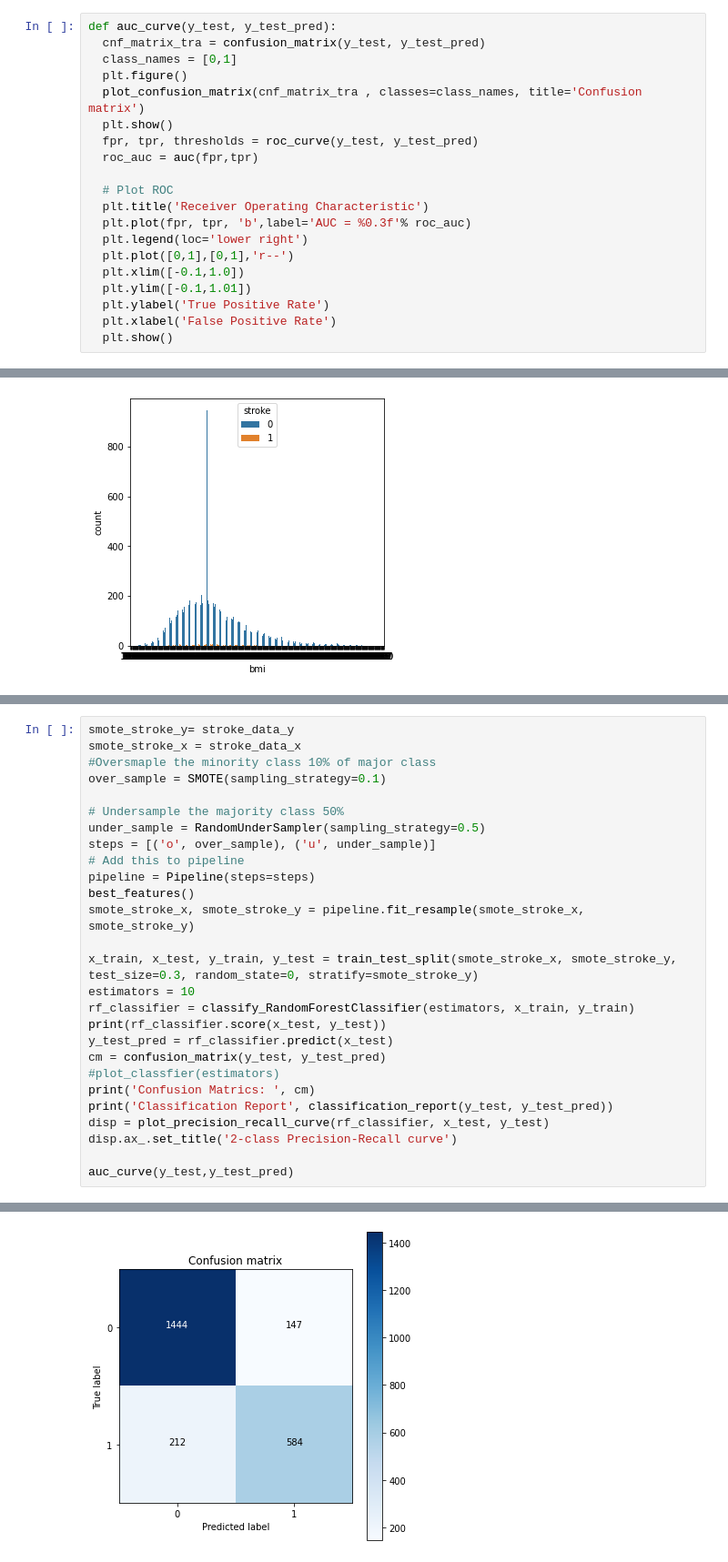
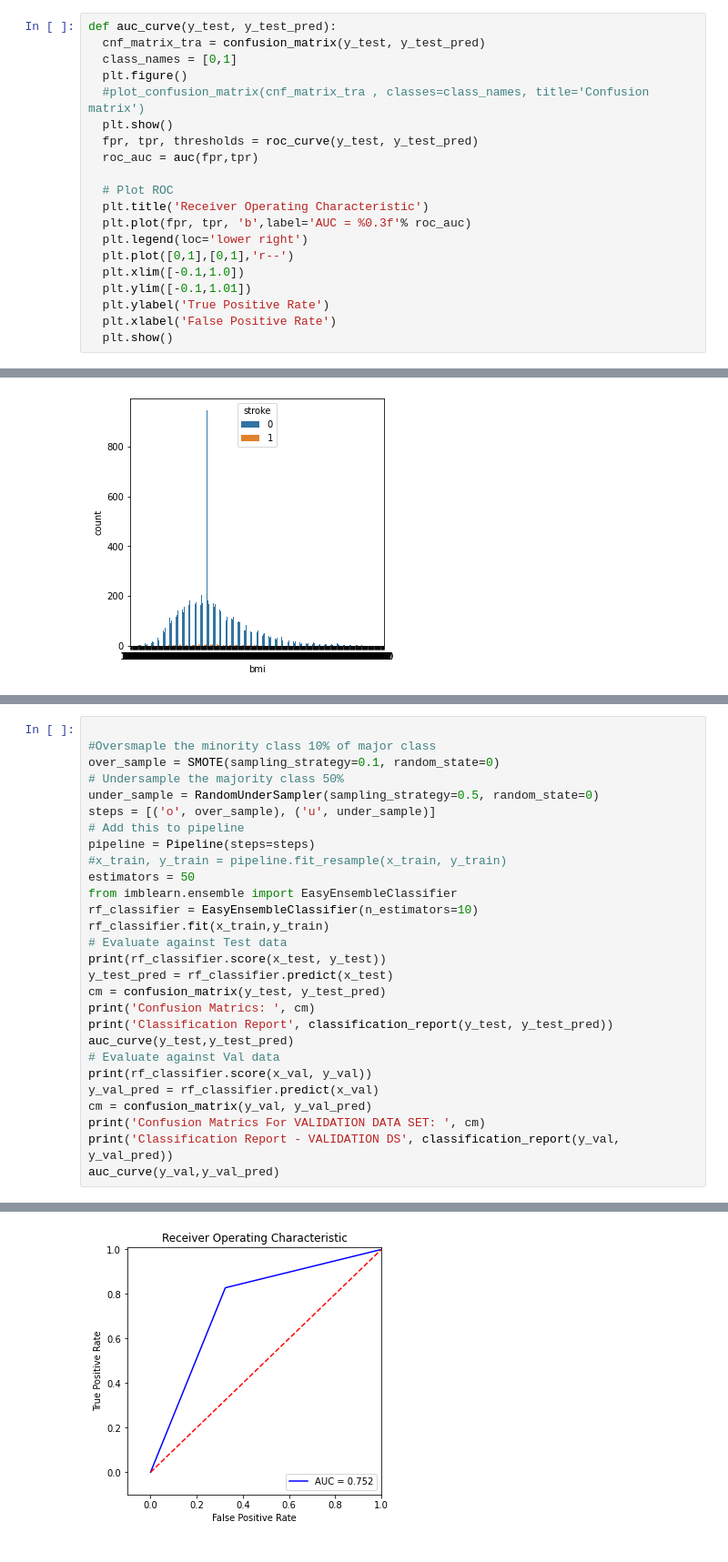
Before and after one commit to Manu-Anand/tf_certfication, a Jupyter notebook: stroke_ds.ipynb, the cells around one changed output, grey strips where cells are left out. Shown at 91% size. Saved outputs shown, nothing was run; the diff lists cells and outputs as text.

```diff
--- a/stroke_ds.ipynb
+++ b/stroke_ds.ipynb
@@ -162,7 +154,7 @@ def auc_curve(y_test, y_test_pred):
   cnf_matrix_tra = confusion_matrix(y_test, y_test_pred)
   class_names = [0,1]
   plt.figure()
-  plot_confusion_matrix(cnf_matrix_tra , classes=class_names, title='Confusion matrix')
+  #plot_confusion_matrix(cnf_matrix_tra , classes=class_names, title='Confusion matrix')
   plt.show()
   fpr, tpr, thresholds = roc_curve(y_test, y_test_pred)
   roc_auc = auc(fpr,tpr)
@@ -263,28 +253,29 @@ Precision and F-score are ill-defined and being set to 0.0 in labels with no pre
 # %%
-smote_stroke_y= stroke_data_y
-smote_stroke_x = stroke_data_x
+
 #Oversmaple the minority class 10% of major class
-over_sample = SMOTE(sampling_strategy=0.1)
-
+over_sample = SMOTE(sampling_strategy=0.1, random_state=0)
 # Undersample the majority class 50%
-under_sample = RandomUnderSampler(sampling_strategy=0.5)
+under_sample = RandomUnderSampler(sampling_strategy=0.5, random_state=0)
 steps = [('o', over_sample), ('u', under_sample)]
 # Add this to pipeline
 pipeline = Pipeline(steps=steps)
-best_features()
-smote_stroke_x, smote_stroke_y = pipeline.fit_resample(smote_stroke_x, smote_stroke_y)
-
-x_train, x_test, y_train, y_test = train_test_split(smote_stroke_x, smote_stroke_y, test_size=0.3, random_state=0, stratify=smote_stroke_y)
-estimators = 10
-rf_classifier = classify_RandomForestClassifier(estimators, x_train, y_train)
+#x_train, y_train = pipeline.fit_resample(x_train, y_train)
+estimators = 50
+from imblearn.ensemble import EasyEnsembleClassifier
+rf_classifier = EasyEnsembleClassifier(n_estimators=10)
+rf_classifier.fit(x_train,y_train)
+# Evaluate against Test data
 print(rf_classifier.score(x_test, y_test))
 y_test_pred = rf_classifier.predict(x_test)
 cm = confusion_matrix(y_test, y_test_pred)
-#plot_classfier(estimators)
 print('Confusion Matrics: ', cm)
 print('Classification Report', classification_report(y_test, y_test_pred))
-disp = plot_precision_recall_curve(rf_classifier, x_test, y_test)
-disp.ax_.set_title('2-class Precision-Recall curve')
-
 auc_curve(y_test,y_test_pred)
+# Evaluate against Val data
+print(rf_classifier.score(x_val, y_val))
+y_val_pred = rf_classifier.predict(x_val)
+cm = confusion_matrix(y_val, y_val_pred)
+print('Confusion Matrics For VALIDATION DATA SET: ', cm)
+print('Classification Report - VALIDATION DS', classification_report(y_val, y_val_pred))
+auc_curve(y_val,y_val_pred)
 # %% [output]
@@ -309 +324 @@ weighted avg       0.85      0.85      0.85      2387
-[figure, old version]
+[figure, new version]
```
Also changed, not shown: parts of 18 cells of this notebook.
